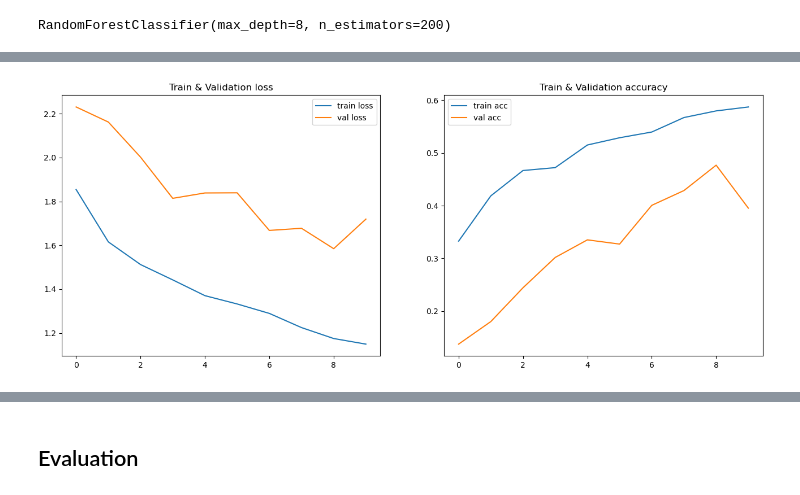
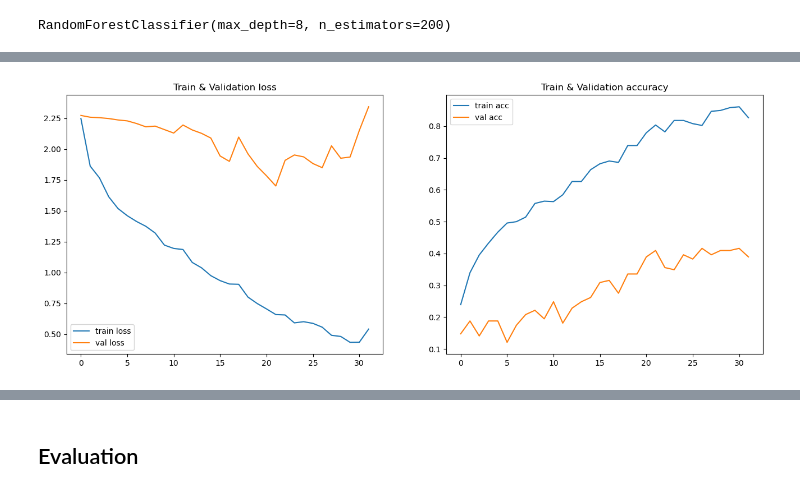
Before and after one commit to DanielVeress/music-genre-classification, a Jupyter notebook: ModelTraining.ipynb, the cells around one changed output, grey strips where cells are left out. Drawn from its saved outputs; the diff is of its cells as text; code cells hidden in the pictures.

```diff
--- a/ModelTraining.ipynb
+++ b/ModelTraining.ipynb
@@ -164,13 +162,13 @@ LSTM_model = Sequential([
     LSTM(64, dropout=0.0, recurrent_dropout=0.0),
     BatchNormalization(),
     Dense(64, activation="relu"),
-    Dropout(0.2),
+    Dropout(0.3),
     Dense(10, activation="softmax")
 ])
 
 LSTM_model.compile(optimizer='adam', loss='sparse_categorical_crossentropy', metrics=['accuracy'])
 # %%
-EPOCHS = 10
+EPOCHS = 200
 
 history = LSTM_model.fit(
     X_mfcc_train, Y_mfcc_train.argmax(axis=1).reshape(-1,1),
@@ -180,5 +178,5 @@ history = LSTM_model.fit(
     callbacks=callbacks
 )
 
-plot_history(history)
+fig = plot_history(history)
 # %% [output]
@@ -202,4 +200,4 @@ Epoch 10/10
-[figure, old version]
+[figure, new version]
 # %%
 # CNN model
 CNN_model = Sequential([
```
Also changed, not shown: parts of 19 cells of this notebook, 4 other files.
